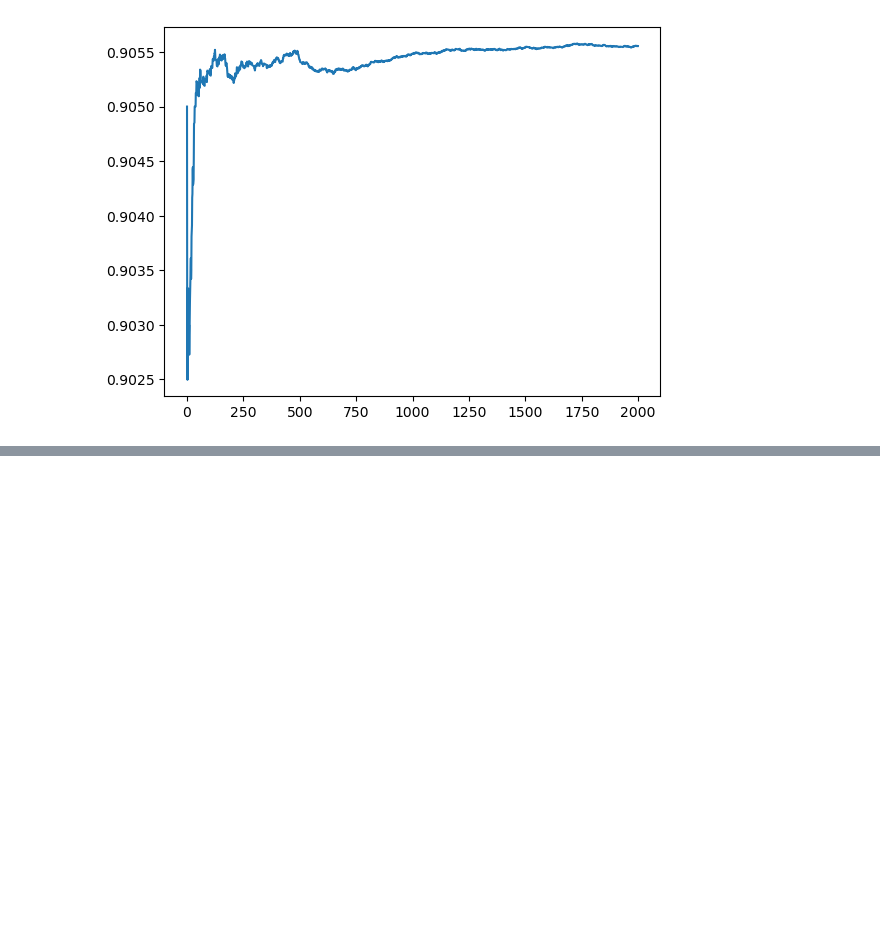
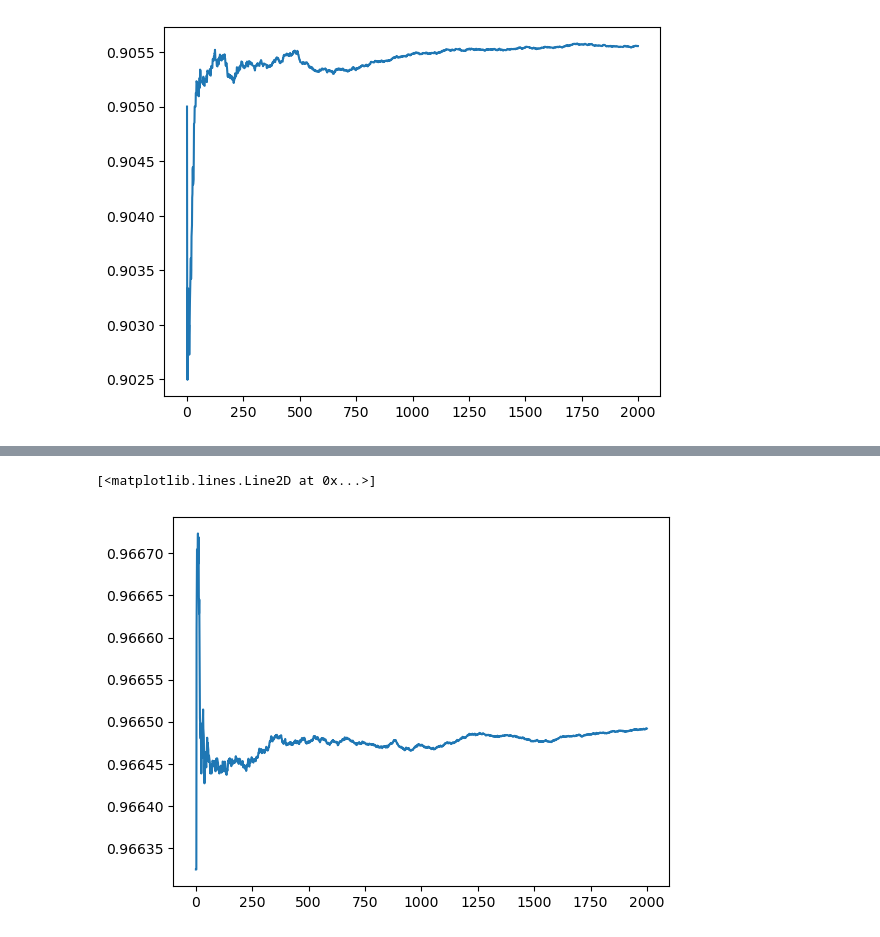
Before and after one commit to Kevin-Chen0/EnbPI, a Jupyter notebook: mapie_simulation_test.ipynb, the cells around one changed output, grey strips where cells are left out. Cells and saved outputs as stored; diff of their text form; code cells hidden in the pictures; blank space fills up the shorter version.

```diff
--- a/mapie_simulation_test.ipynb
+++ b/mapie_simulation_test.ipynb
@@ -486,0 +596,10 @@ plt.plot(list(range(trials)), moving_averages)
+# %%
+DHI=read_data('Solar_Atl', max_data_size=10000)[0]['DHI']
+# %%
+train_frac = 0.8
+train_size = int(len(DHI) * train_frac)
+
+y_train = DHI[:train_size].copy()
+y_test = DHI[train_size:].copy()
+n_lags=10
+X_train, X_test, y_train, y_test=one_dimen_transform(y_train, y_test, n_lags)
@@ -486,0 +635,28 @@ plt.plot(list(range(trials)), moving_averages)
+# %%
+i = 1
+# Initialize an empty list to store cumulative moving
+# averages
+moving_averages = []
+
+# Store cumulative sums of array in cum_sum array
+cum_sum = np.cumsum(coverage_values_np);
+
+# Loop through the array elements
+while i <= len(coverage_values_np):
+
+    # Calculate the cumulative average by dividing
+    # cumulative sum by number of elements till
+    # that position
+    window_average = cum_sum[i-1] / i
+
+    # Store the cumulative average of
+    # current window in moving average list
+    moving_averages.append(window_average)
+
+    # Shift window to right by one position
+    i += 1
+
+plt.plot(list(range(trials)), moving_averages)
+# %% [output]
+[<matplotlib.lines.Line2D at 0x...>]
+[figure, added]
```
Also changed, not shown: parts of 10 cells of this notebook, 1 other file.
